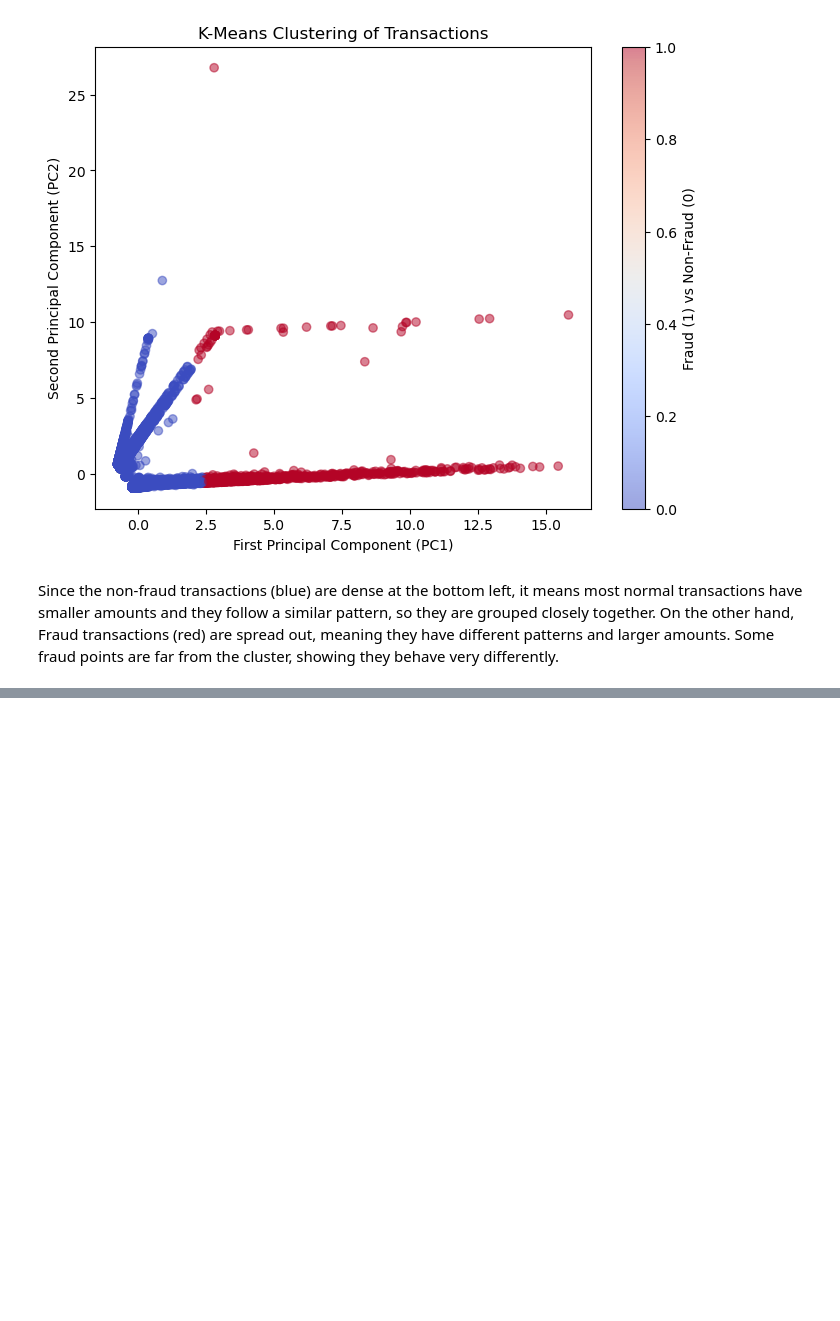
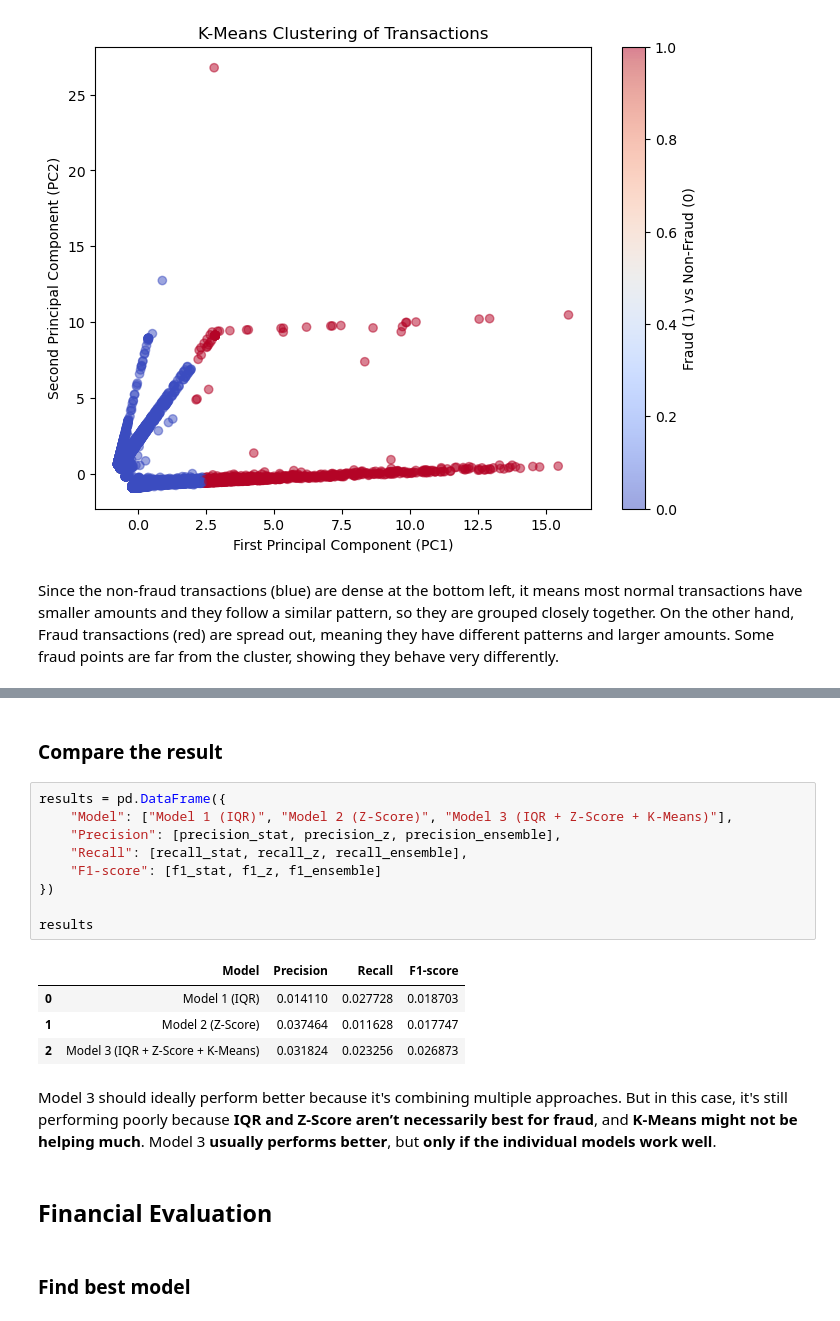
Before and after one commit to FarahAnanda/fraud-detection-analytics, a Jupyter notebook: fraud_analytics.ipynb, the cells around one changed output, grey strips where cells are left out. Cells and saved outputs as stored; diff of their text form; blank space fills up the shorter version.

```diff
--- a/fraud_analytics.ipynb
+++ b/fraud_analytics.ipynb
@@ -418,0 +638,22 @@ Since the non-fraud transactions (blue) are dense at the bottom left, it means m
+# %% [markdown]
+### Compare the result
+# %%
+results = pd.DataFrame({
+    "Model": ["Model 1 (IQR)", "Model 2 (Z-Score)", "Model 3 (IQR + Z-Score + K-Means)"],
+    "Precision": [precision_stat, precision_z, precision_ensemble],
+    "Recall": [recall_stat, recall_z, recall_ensemble],
+    "F1-score": [f1_stat, f1_z, f1_ensemble]
+})
+
+results
+# %% [output]
+|  | Model | Precision | Recall | F1-score |
+| 0 | Model 1 (IQR) | 0.014110 | 0.027728 | 0.018703 |
+| 1 | Model 2 (Z-Score) | 0.037464 | 0.011628 | 0.017747 |
+| 2 | Model 3 (IQR + Z-Score + K-Means) | 0.031824 | 0.023256 | 0.026873 |
+# %% [markdown]
+Model 3 should ideally perform better because it's combining multiple approaches. But in this case, it's still performing poorly because **IQR and Z-Score aren’t necessarily best for fraud**, and **K-Means might not be helping much**. Model 3 **usually performs better**, but **only if the individual models work well**.
+# %% [markdown]
+## Financial Evaluation
+# %% [markdown]
+### Find best model
```
Also changed, not shown: parts of 25 cells of this notebook.
